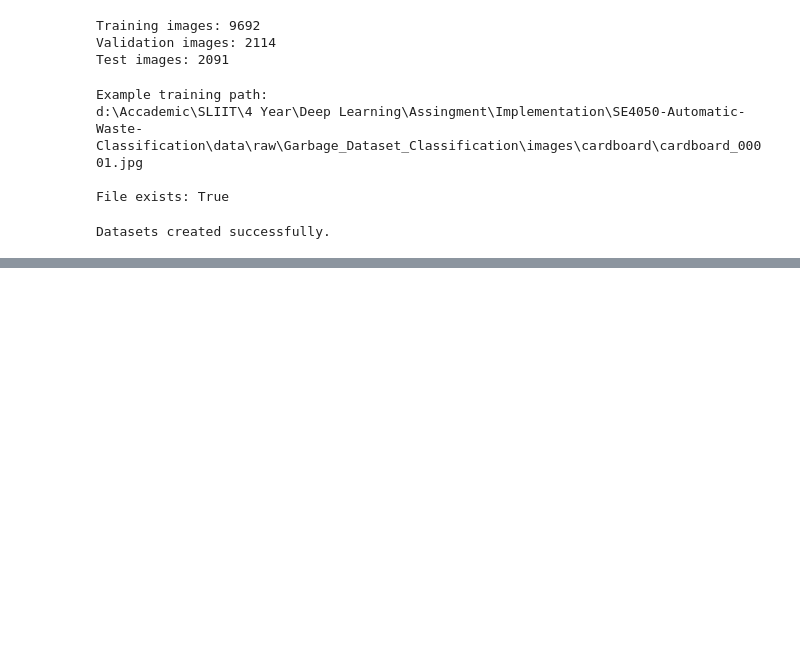
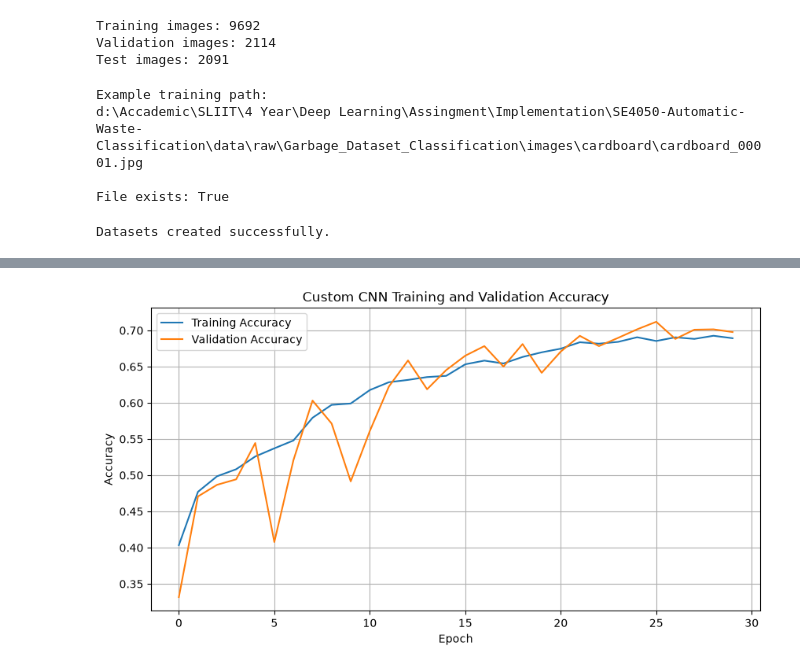
Before and after one commit to EMNIPUN/SE4050-Automatic-Waste-Classification, a Jupyter notebook: notebooks/02_CNN.ipynb, the cells around one changed output, grey strips where cells are left out. Drawn from its saved outputs; the diff is of its cells as text; code cells hidden in the pictures; blank space fills up the shorter version.

```diff
--- a/notebooks/02_CNN.ipynb
+++ b/notebooks/02_CNN.ipynb
@@ -126,0 +321,7 @@ Datasets created successfully.
+# %%
+EPOCHS = 30
+
+print("Training configuration:")
+print("Epochs:", EPOCHS)
+print("Batch size:", BATCH_SIZE)
+print("Learning rate:", LEARNING_RATE)
@@ -126,0 +333,15 @@ Datasets created successfully.
+# %%
+start_time = time.time()
+
+history = model.fit(
+    train_dataset,
+    validation_data=validation_dataset,
+    epochs=EPOCHS,
+    callbacks=callbacks,
+    verbose=1
+)
+
+training_time = time.time() - start_time
+
+print(f"\nTraining time: {training_time:.2f} seconds")
+print(f"Training time: {training_time / 60:.2f} minutes")
@@ -126,0 +389,21 @@ Datasets created successfully.
+# %%
+plt.figure(figsize=(10, 5))
+
+plt.plot(
+    history.history["accuracy"],
+    label="Training Accuracy"
+)
+
+plt.plot(
+    history.history["val_accuracy"],
+    label="Validation Accuracy"
+)
+
+plt.xlabel("Epoch")
+plt.ylabel("Accuracy")
+plt.title("Custom CNN Training and Validation Accuracy")
+plt.legend()
+plt.grid(True)
+plt.show()
+# %% [output]
+[figure, added]
```
Also changed, not shown: parts of 22 cells of this notebook, 1 other file.
